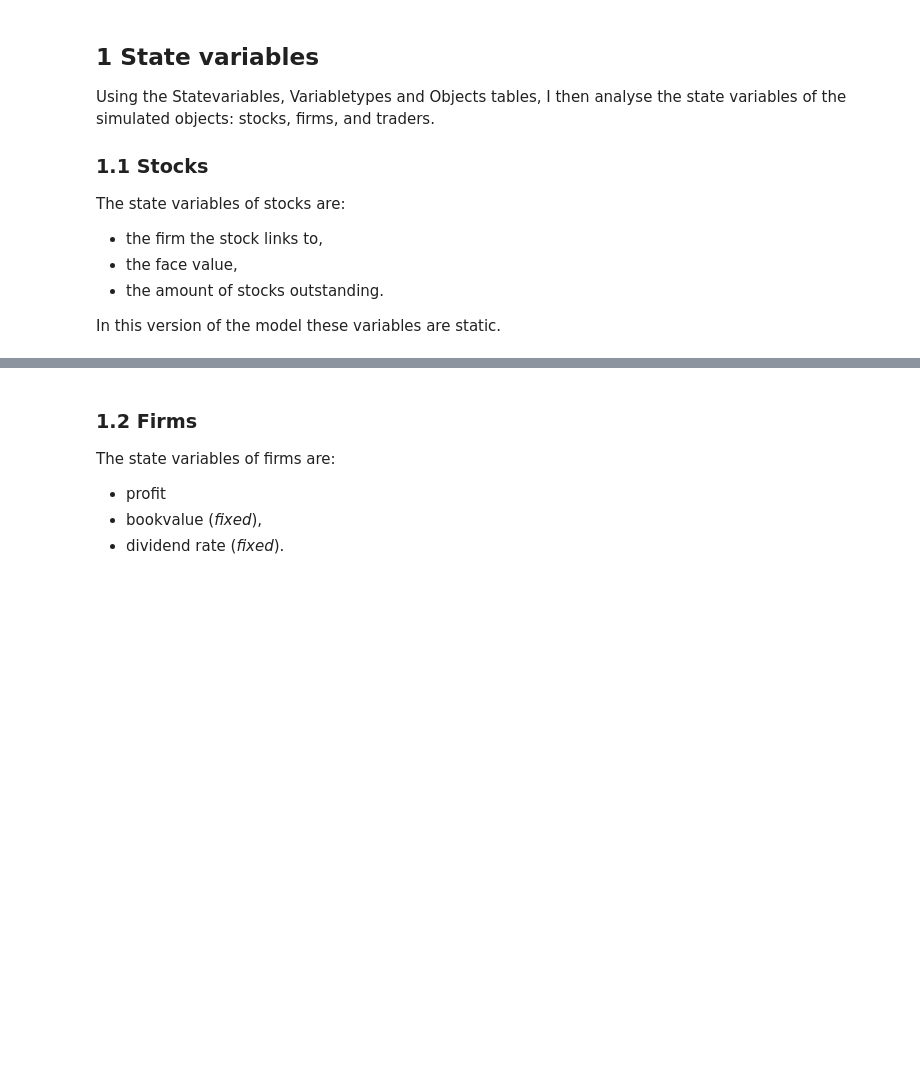
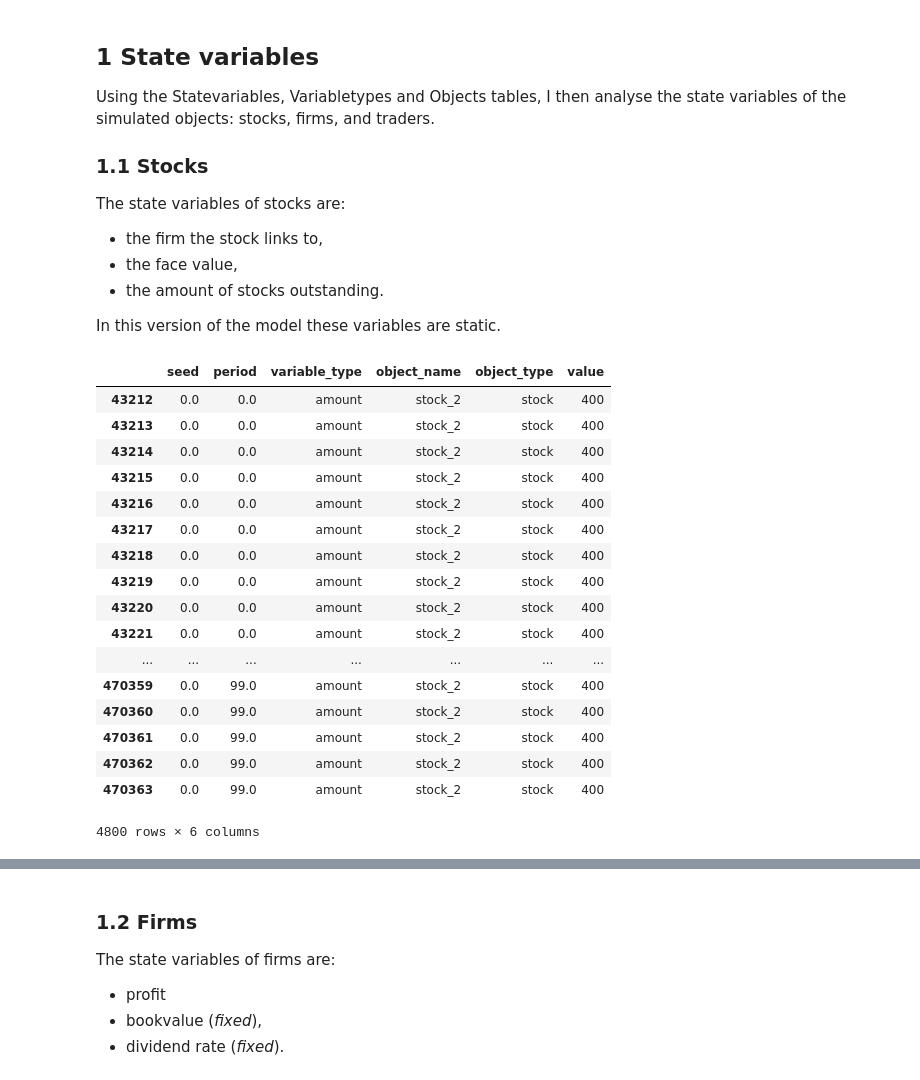
Before and after one commit to LCfP/Agent-Based-Stock-Market-Model, a Jupyter notebook: data_notebook.ipynb, the cells around one changed output, grey strips where cells are left out. Saved outputs shown, nothing was run; the diff lists cells and outputs as text; code cells hidden in the pictures; blank space fills up the shorter version.

```diff
--- a/data_notebook.ipynb
+++ b/data_notebook.ipynb
@@ -51,6 +53,27 @@ face_value_0 = stockVariables.query('variable_type == "face_value" and object_na
 face_value_1 = stockVariables.query('variable_type == "face_value" and object_name == "stock_1"')['value']
 face_value_2 = stockVariables.query('variable_type == "face_value" and object_name == "stock_2"')['value']
 face_value_3 = stockVariables.query('variable_type == "face_value" and object_name == "stock_3"')['value']
+# %%
+stockVariables.query('variable_type == "amount" and object_name == "stock_2" and seed == 0')
+# %% [output]
+|  | seed | period | variable_type | object_name | object_type | value |
+| 43212 | 0.0 | 0.0 | amount | stock_2 | stock | 400 |
+| 43213 | 0.0 | 0.0 | amount | stock_2 | stock | 400 |
+| 43214 | 0.0 | 0.0 | amount | stock_2 | stock | 400 |
+| 43215 | 0.0 | 0.0 | amount | stock_2 | stock | 400 |
+| 43216 | 0.0 | 0.0 | amount | stock_2 | stock | 400 |
+| 43217 | 0.0 | 0.0 | amount | stock_2 | stock | 400 |
+| 43218 | 0.0 | 0.0 | amount | stock_2 | stock | 400 |
+| 43219 | 0.0 | 0.0 | amount | stock_2 | stock | 400 |
+| 43220 | 0.0 | 0.0 | amount | stock_2 | stock | 400 |
+| 43221 | 0.0 | 0.0 | amount | stock_2 | stock | 400 |
+| ... | ... | ... | ... | ... | ... | ... |
+| 470359 | 0.0 | 99.0 | amount | stock_2 | stock | 400 |
+| 470360 | 0.0 | 99.0 | amount | stock_2 | stock | 400 |
+| 470361 | 0.0 | 99.0 | amount | stock_2 | stock | 400 |
+| 470362 | 0.0 | 99.0 | amount | stock_2 | stock | 400 |
+| 470363 | 0.0 | 99.0 | amount | stock_2 | stock | 400 |
+4800 rows × 6 columns
 # %%
 fig = plt.figure(figsize=(10,5))
 ax1 = fig.add_subplot(121)
```
Also changed, not shown: parts of 6 cells of this notebook, 3 other files.
